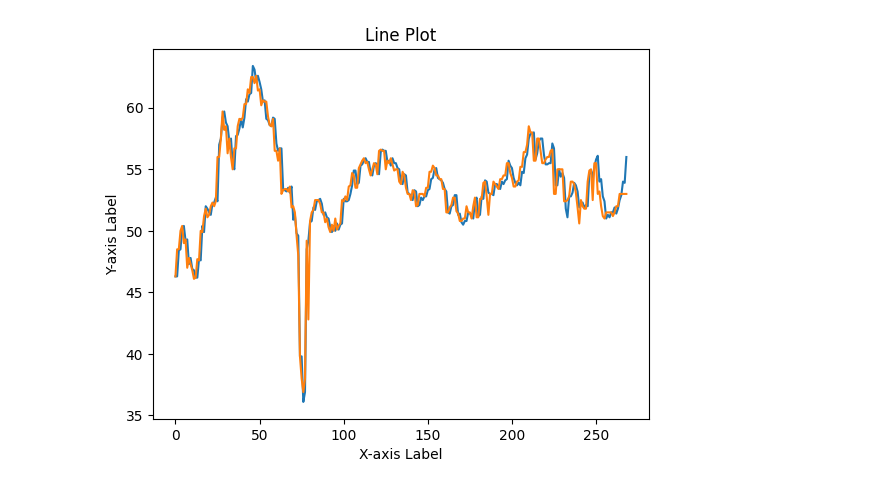
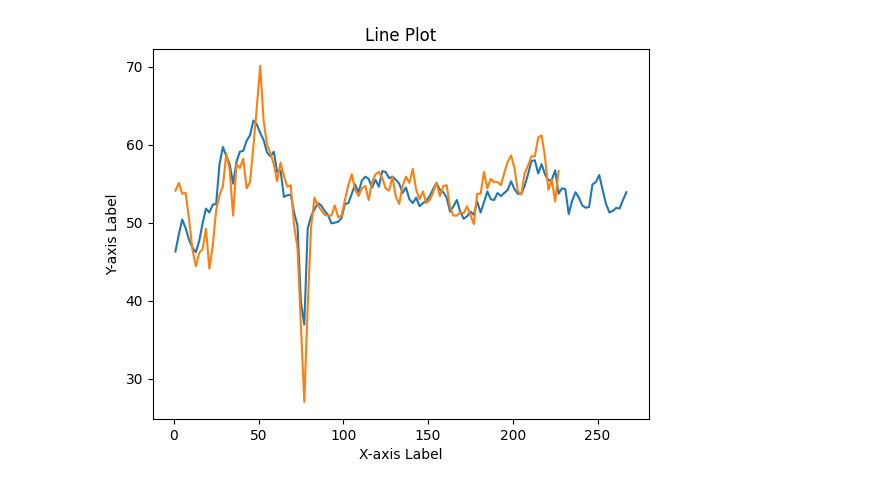
Before and after one commit to Suraj6E/RegressionAnalysis_USD, a Jupyter notebook: DataCleanUP.ipynb, the cells around one changed output. Drawn from its saved outputs; the diff is of its cells as text; code cells hidden in the pictures.

Commit message:
Filtering unique dates using isPreliminary

```diff
--- a/DataCleanUP.ipynb
+++ b/DataCleanUP.ipynb
@@ -5,10 +5,14 @@ import matplotlib.pyplot as plt
 
 # Read the JSON file into a pandas DataFrame
 file_path = './data/USD_Manufacturing_PMI.json'  # Replace with the actual file path of your JSON file
-df = pd.read_json(file_path);
+df1 = pd.read_json(file_path);
+
+# Read the JSON file into a pandas DataFrame
+file_path = './data/USD_Services_PMI.json'  # Replace with the actual file path of your JSON file
+df2 = pd.read_json(file_path);
 
 
 # Now you can work with the DataFrame as needed
-print(df.head())  # Display the first few rows of the DataFrame
+print(df2.head())  # Display the first few rows of the DataFrame
 # %% [output]
                                      id               dateUtc  \
@@ -33,20 +37,38 @@ print(df.head())  # Display the first few rows of the DataFrame
 4          False                   0.0
+# %%
+#replacing NaN value of consensus and actual with it's previous value
+
+df1['consensus'] = df1['consensus'].fillna(method='ffill')
+df1['actual'] = df1['actual'].fillna(method='ffill')
+
+
+
+df1['diff'] = df1['actual'] - df1['consensus']
+
+
+#replacing NaN value of consensus and actual with it's previous value
+
+df2['consensus'] = df2['consensus'].fillna(method='ffill')
+df2['actual'] = df2['actual'].fillna(method='ffill')
+
+filtered_df1 = df1[df1['isPreliminary'] != False]
+filtered_df2 = df2[df2['isPreliminary'] != False]
+
+print(filtered_df1.head(4));
 # %%
-#replacing NaN value of consensus and actual with it's previous value
 
-df['consensus'] = df['consensus'].fillna(method='ffill')
-df['actual'] = df['actual'].fillna(method='ffill')
+plt.plot(filtered_df1.index, filtered_df1['actual'], label='Actual')
+# plt.plot(df1.index, df1['consensus'], label='Consensus')
 
-plt.plot(df.index, df['actual'], label='Actual')
-plt.plot(df.index, df['consensus'], label='Consensus')
+plt.plot(filtered_df2.index, filtered_df2['actual'], label='Actual')
+# plt.plot(df2.index, df2['consensus'], label='Consensus')
 
-df['diff'] = df['actual'] - df['consensus']
 
 #plt.plot(df.index, df['diff'], label='Consensus')
 
 plt.xlabel('X-axis Label')
 plt.ylabel('Y-axis Label')
 plt.title('Line Plot')
 plt.show()
 # %% [output]
-[figure, old version]
+[figure, new version]
```
Also changed, not shown: parts of 1 cell of this notebook.
